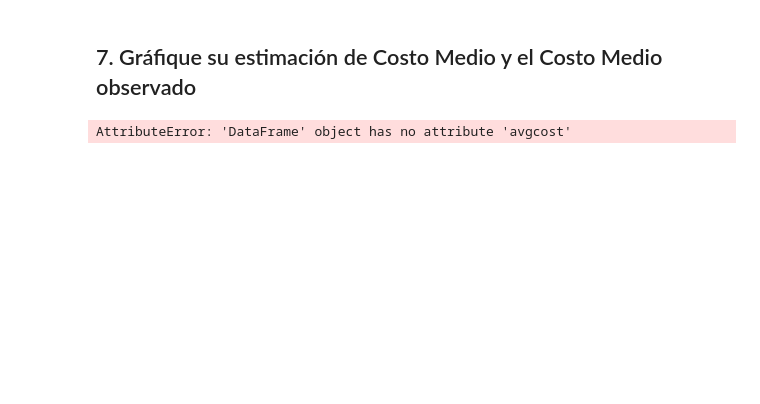
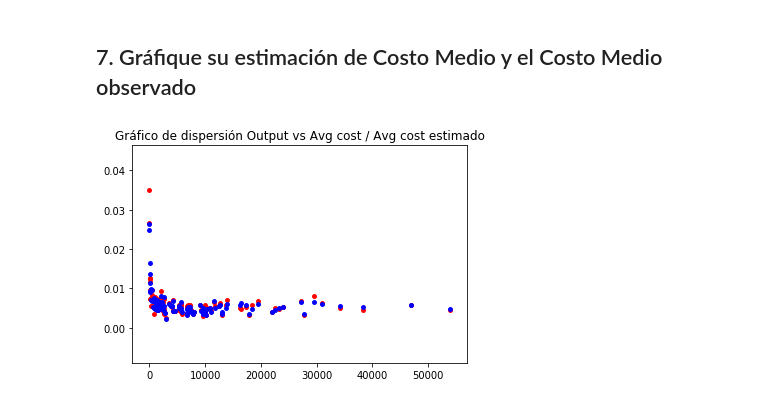
Before and after one commit to Elias-RM/OLS, a Jupyter notebook: Regresion_Lineal_TAREA.ipynb, the cells around one changed output. Saved outputs shown, nothing was run; the diff lists cells and outputs as text; code cells hidden in the pictures; blank space fills up the shorter version.

```diff
--- a/Regresion_Lineal_TAREA.ipynb
+++ b/Regresion_Lineal_TAREA.ipynb
@@ -221,7 +221,7 @@ dataframe2['Loutput'] = np.log(dataframe2['output'])
 dataframe2['Loutput_2'] = dataframe2['Loutput']**2
 dataframe2['Lplabor'] = np.log(dataframe2['plabor'])
 dataframe2['Lpfuel'] = np.log(dataframe2['pfuel'])
-dataframe2['Lpkap'] = np.log(dataframe2['pkap'])
+
 dataframe2['One'] = 1
 
 
@@ -279,14 +279,14 @@ dataframe2.head()
 # %%
 # graficamos resultados:
 
-plt.scatter(dataframe.output, dataframe.avgcost, s = 15, color ="red")
-plt.scatter(dataframe.output, dataframe.avgcost_e, s = 15, color ="blue")
+plt.scatter(dataframe2.output, dataframe2.avgcost, s = 15, color ="red")
+plt.scatter(dataframe2.output, dataframe2.avgcost_e, s = 15, color ="blue")
 plt.title("Gráfico de dispersión Output vs Avg cost / Avg cost estimado")
 #
 #
 plt.show()
 # %% [output]
-AttributeError: 'DataFrame' object has no attribute 'avgcost'
+[figure, added]
 # %%
 ## 8. Guarde el Data Frame en un archivo CSV:
 # %%
```
Also changed, not shown: parts of 2 cells of this notebook.
